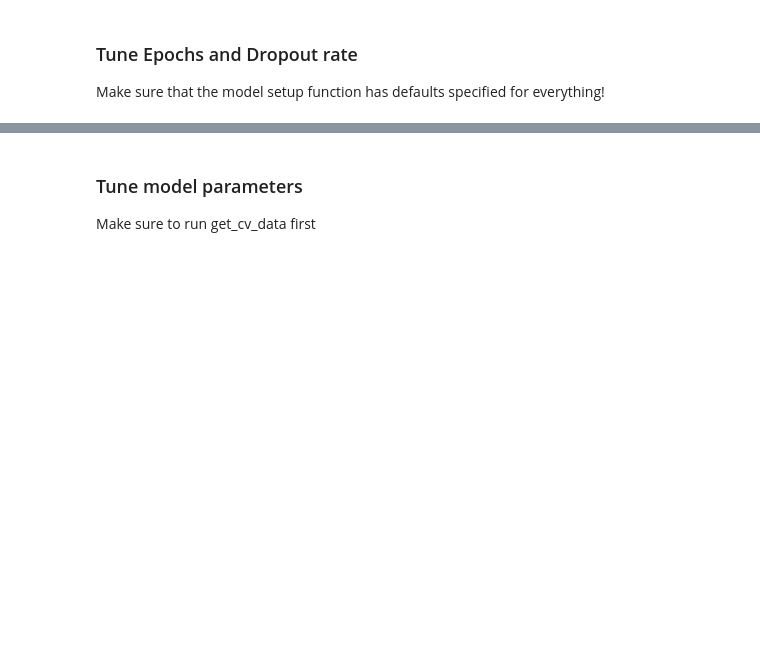
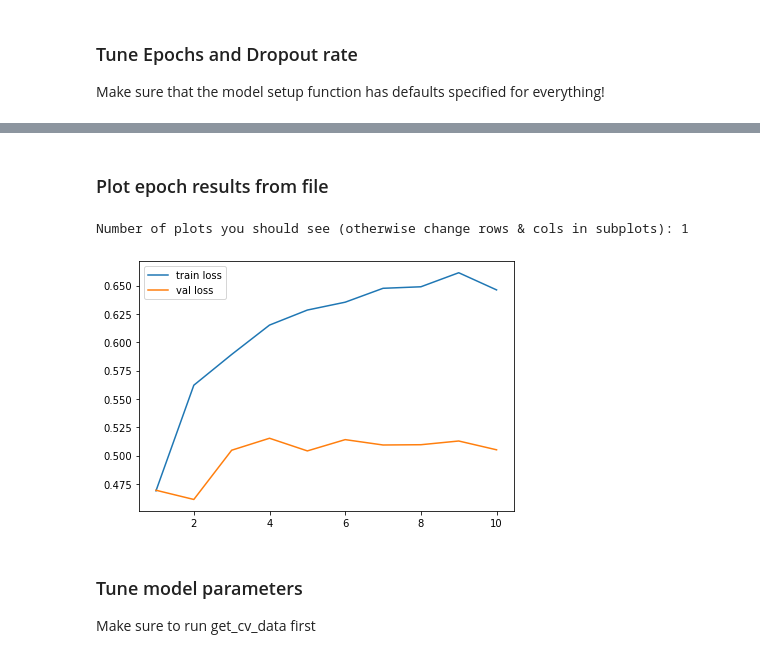
Before and after one commit to gwenty/pdiot-activity-tracker, a Jupyter notebook: ml/notebooks/03_training_full_model.ipynb, the cells around one changed output, grey strips where cells are left out. Saved outputs shown, nothing was run; the diff lists cells and outputs as text; code cells hidden in the pictures; blank space fills up the shorter version.

Commit message:
Epoch experiment saving + plotting

```diff
--- a/ml/notebooks/03_training_full_model.ipynb
+++ b/ml/notebooks/03_training_full_model.ipynb
@@ -746,3 +765,40 @@ KeyboardInterrupt:
+# %% [markdown]
+### Plot epoch results from file
+# %%
+epoch_file = 'try_lstm_epochs_dropouts.txt'
+df = pd.read_csv(comparison_save_dir + epoch_file)
+
+def acc_plot(to_plot, ax):
+    acc_cols = [c for c in columns if c[0] == 'a']
+    val_acc_cols = [c for c in columns if c[0] == 'v']
+    epochs = np.arange(len(acc_cols)) + 1
+
+    ax.plot(epochs, df[acc_cols].mean(), label='train loss')
+    ax.plot(epochs, df[val_acc_cols].mean(), label='val loss')
+    ax.legend()
+
+print('Number of plots you should see (otherwise change rows & cols in subplots): {}'.format(len(df['title'].unique())))
+
+if len(df['title'].unique()) == 1:
+    acc_plot(df, plt)
+
+else:
+    # You need to set the no. of rows and cols manually
+    fig, axs = plt.subplots(2,2, figsize=(10,7))
+
+    axs = axs.flatten()
+
+    for i, title in enumerate(df['title'].unique()):
+        axs[i].set_title(title)
+        to_plot = df[df['title']==title]
+        acc_plot(to_plot, axs[i])
+
+
+plt.tight_layout()
+plt.show()
+# %% [output]
+Number of plots you should see (otherwise change rows & cols in subplots): 1
+[figure, added]
 # %% [markdown]
 ### Tune model parameters
 
```
Also changed, not shown: parts of 14 cells of this notebook.
